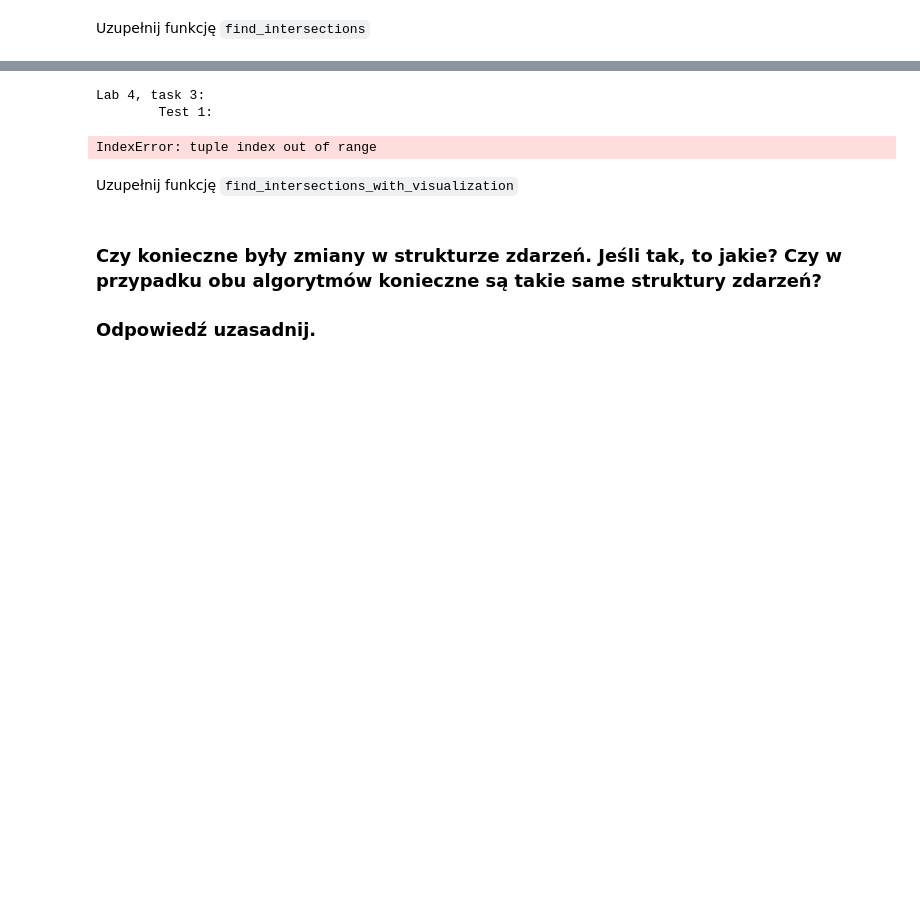
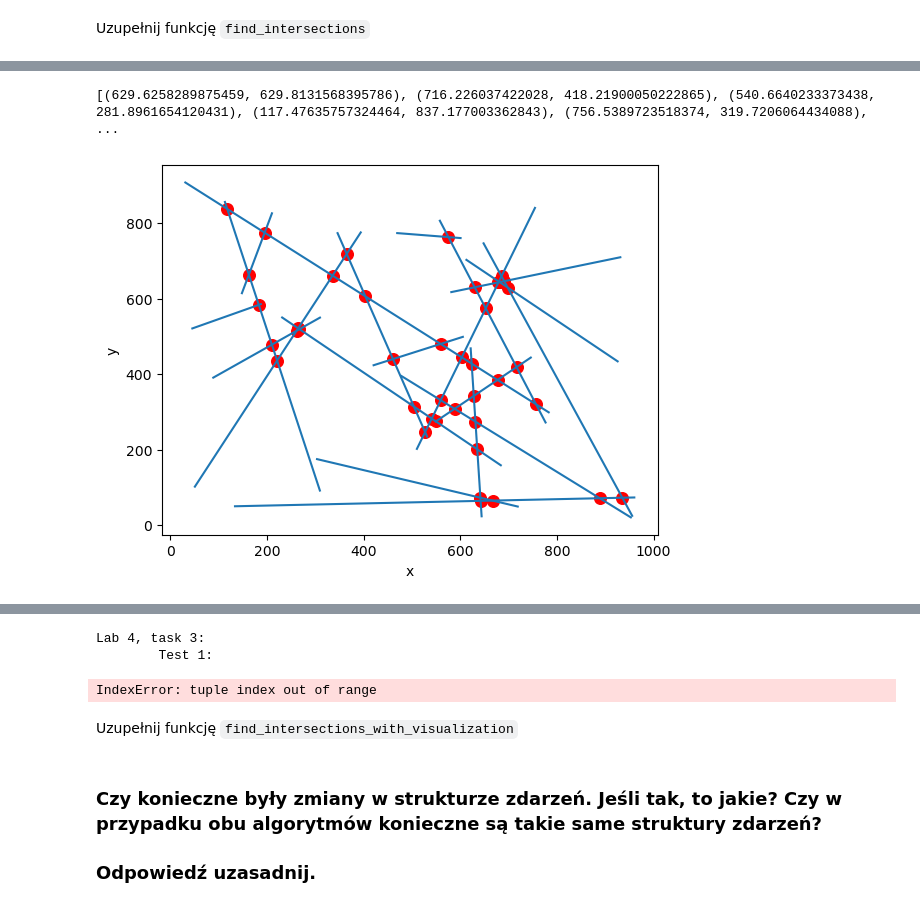
Before and after one commit to WSm-77/geometric_algorithms, a Jupyter notebook: lab4/main.ipynb, the cells around one changed output, grey strips where cells are left out. Cells and saved outputs as stored; diff of their text form; code cells hidden in the pictures; blank space fills up the shorter version.

```diff
--- a/lab4/main.ipynb
+++ b/lab4/main.ipynb
@@ -67,6 +67,13 @@ def draw_segments(segments):
     vis = Visualizer()
     vis.add_line_segment(segments)
     vis.show()
+# %%
+def draw_intersections(segments, intersections):
+    plt.close("all")
+    vis = Visualizer()
+    vis.add_line_segment(segments)
+    vis.add_point(intersections, **FOUND_INTERSECTION_POINT)
+    vis.show()
 # %% [markdown]
 ## Wprowadzenie
 Celem ćwiczenia jest implementacja i zapoznanie się z algorytmem wyznaczającym wszystkie przecięcia się odcinków na płaszczyźnie
@@ -1109,0 +880,31 @@ SortedSet([])
+# %%
+def find_intersections_brute_force(segments, eps = EPS):
+    segmentsObjects = [Segment(Point(beg), Point(end)) for beg, end in segments]
+    n = len(segmentsObjects)
+
+    intersectionsPoints = set()
+    intersectionsTriplets = set()
+
+    for i in range(n - 1):
+        for j in range(i, n):
+            intersectionPointObject = get_segments_intersection(segmentsObjects[i], segmentsObjects[j])
+            if intersectionPointObject is not None:
+                intersectionPoint = intersectionPointObject.get_point()
+                intersectionTriplet = (intersectionPoint, i, j)
+                if intersectionPoint in intersectionsPoints and intersectionTriplet not in intersectionsTriplets:
+                    print("few lines intersect in the same point:")
+                    print(intersectionPoint)
+                    raise Exception("invalid input set")
+                intersectionsTriplets.add(intersectionTriplet)
+                intersectionsPoints.add(intersectionPoint)
+
+    return list(intersectionsPoints)
+# %%
+%matplotlib inline
+# loadedSegments2 = load_segments_from_file("./test_segments/test4")
+intersections = find_intersections_brute_force(sections)
+print(intersections)
+draw_intersections(sections, intersections)
+# %% [output]
+[(629.6258289875459, 629.8131568395786), (716.226037422028, 418.21900050222865), (540.6640233373438, 281.8961654120431), (117.47635757324464, 837.177003362843), (756.5389723518374, 319.7206064434088), ...
+[figure, added]
```
Also changed, not shown: parts of 29 cells of this notebook.
